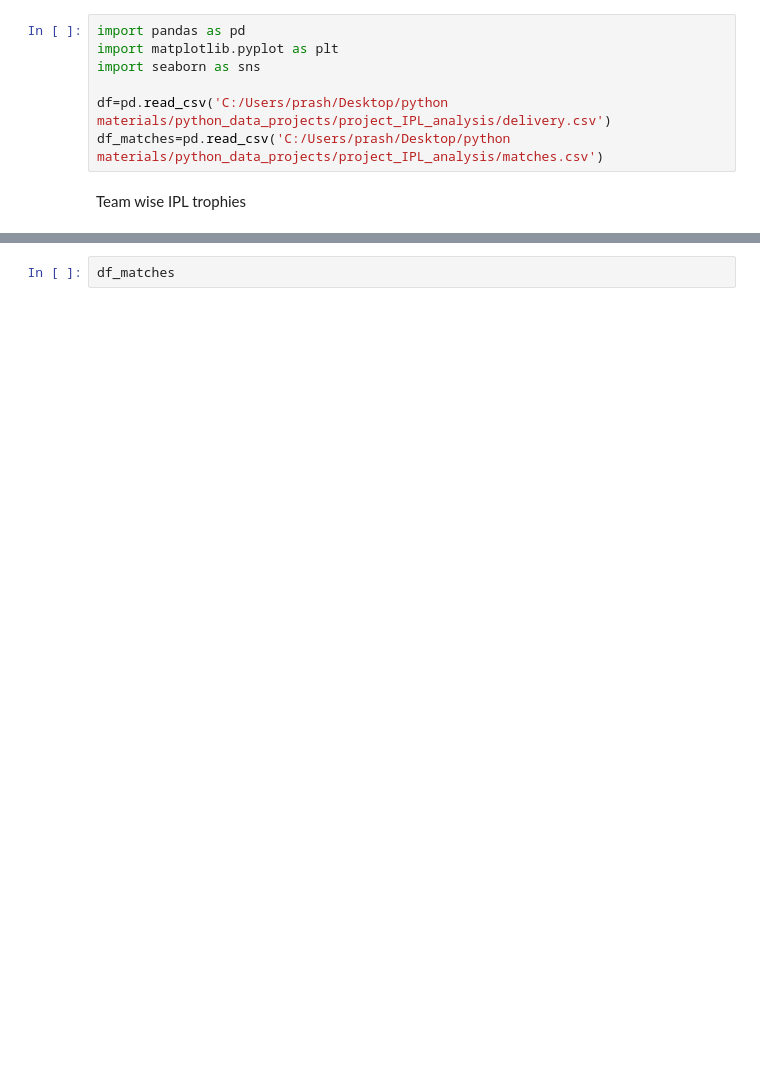
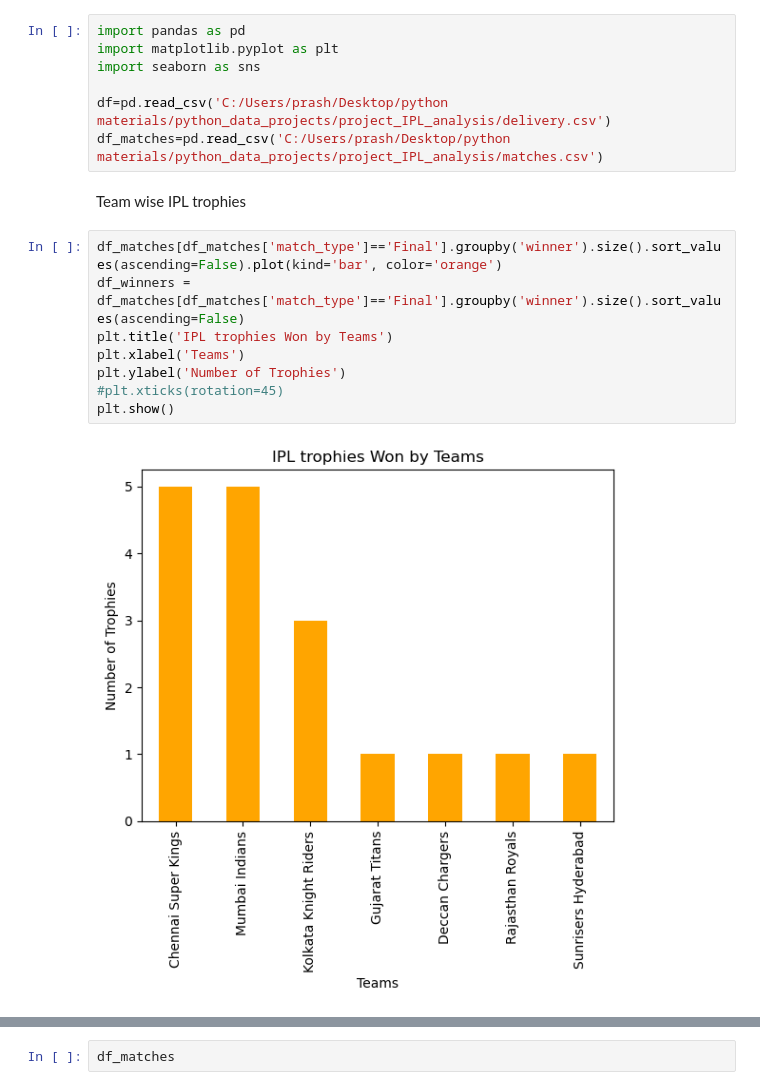
Before and after one commit to Prashant0594/python_data_projects, a Jupyter notebook: project_IPL_analysis/matches.ipynb, the cells around one changed output, grey strips where cells are left out. Drawn from its saved outputs; the diff is of its cells as text; blank space fills up the shorter version.

```diff
--- a/project_IPL_analysis/matches.ipynb
+++ b/project_IPL_analysis/matches.ipynb
@@ -7,3 +7,13 @@ df=pd.read_csv('C:/Users/prash/Desktop/python materials/python_data_projects/pro
 df_matches=pd.read_csv('C:/Users/prash/Desktop/python materials/python_data_projects/project_IPL_analysis/matches.csv')
 # %% [markdown]
 Team wise IPL trophies
+# %%
+df_matches[df_matches['match_type']=='Final'].groupby('winner').size().sort_values(ascending=False).plot(kind='bar', color='orange')
+df_winners = df_matches[df_matches['match_type']=='Final'].groupby('winner').size().sort_values(ascending=False)
+plt.title('IPL trophies Won by Teams')
+plt.xlabel('Teams')
+plt.ylabel('Number of Trophies')
+#plt.xticks(rotation=45)
+plt.show()
+# %% [output]
+[figure, added]
```
Also changed, not shown: parts of 7 cells of this notebook.
